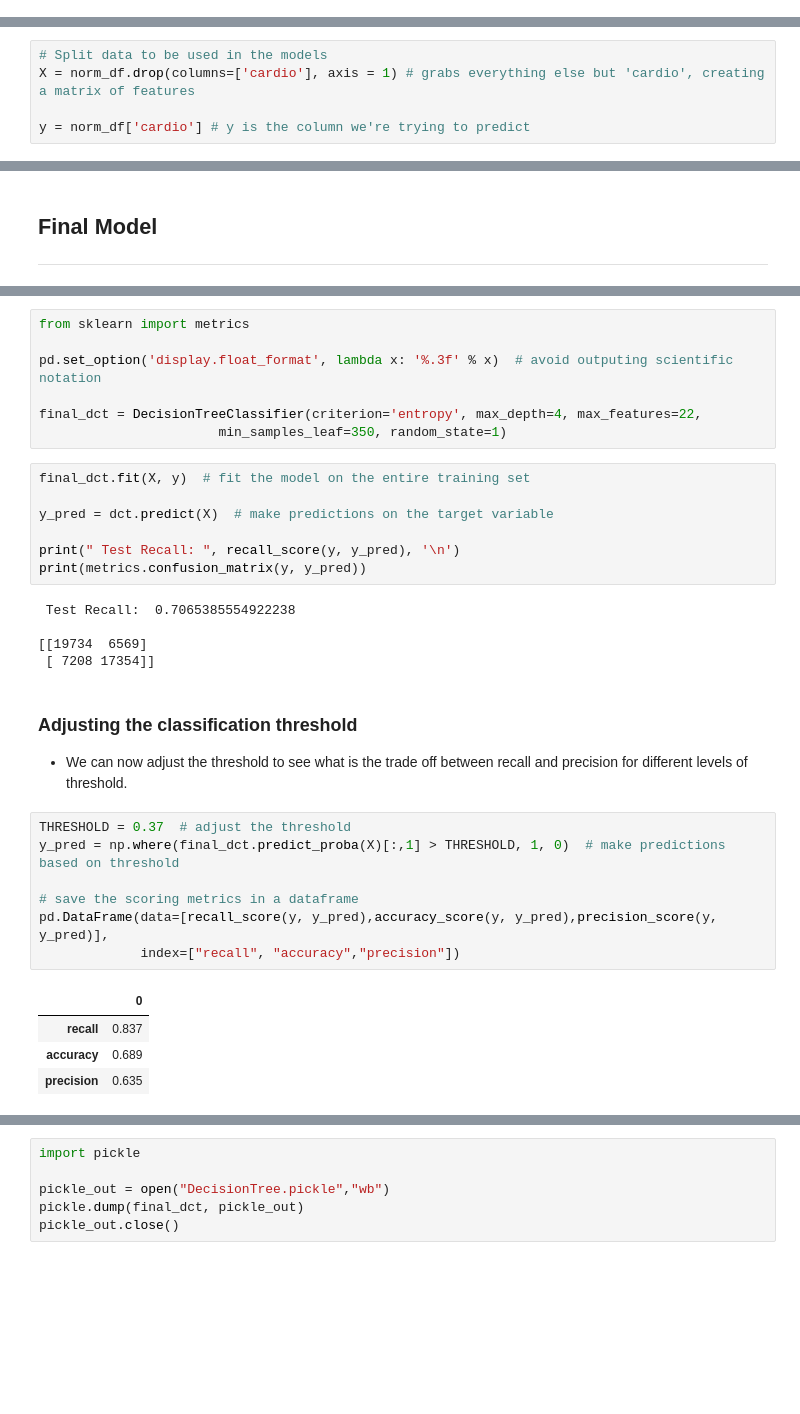
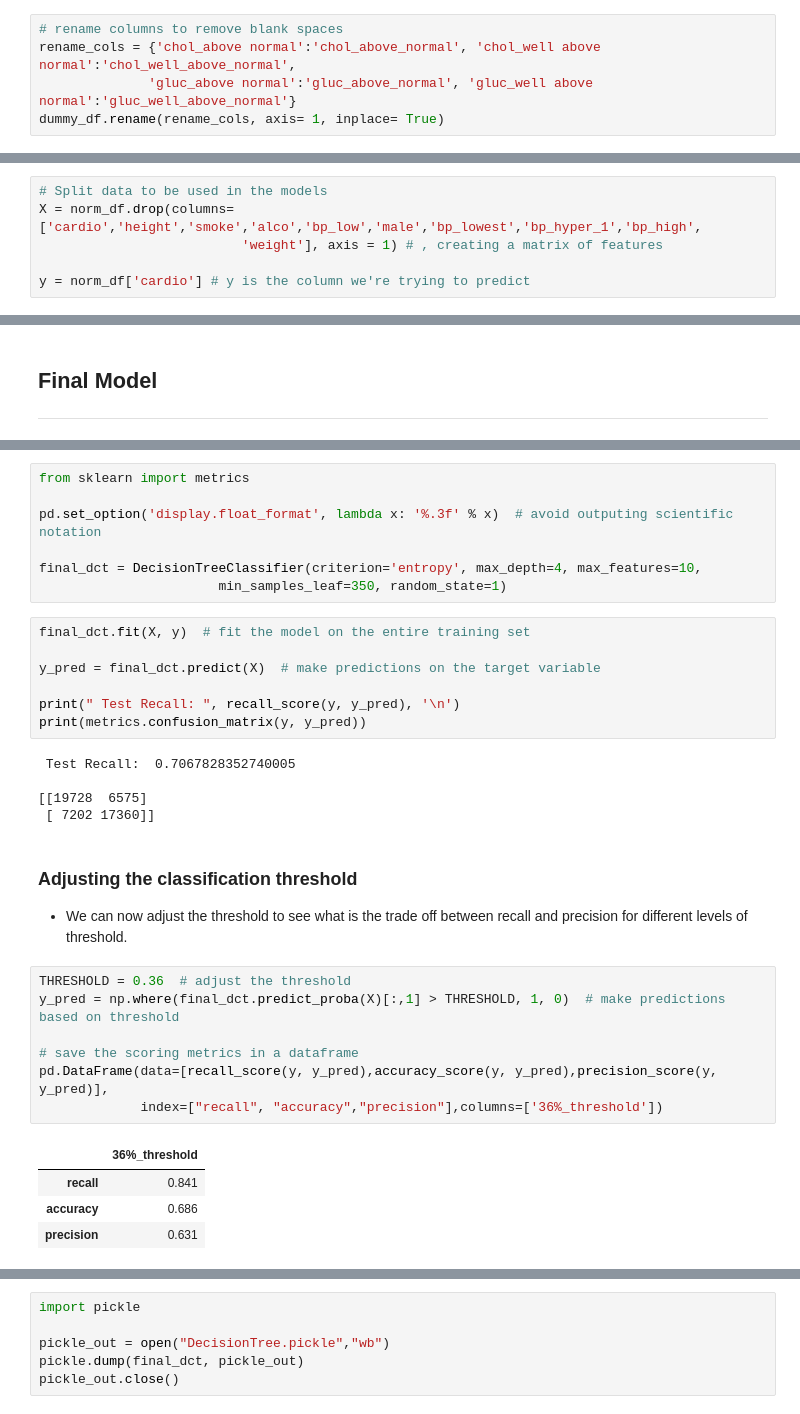
Before and after one commit to ykfarhan/cardiac-disease-detection, a Jupyter notebook: modelling_process_cardio.ipynb, the cells around one changed output, grey strips where cells are left out. Drawn from its saved outputs; the diff is of its cells as text; blank space fills up the shorter version.

```diff
--- a/modelling_process_cardio.ipynb
+++ b/modelling_process_cardio.ipynb
@@ -166,4 +166,9 @@ bp_normal                0.432
 Name: cardio, dtype: float64
+# %%
+# rename columns to remove blank spaces
+rename_cols = {'chol_above normal':'chol_above_normal', 'chol_well above normal':'chol_well_above_normal',
+              'gluc_above normal':'gluc_above_normal', 'gluc_well above normal':'gluc_well_above_normal'}
+dummy_df.rename(rename_cols, axis= 1, inplace= True)
 # %%
 #dummy_df.drop(columns=drop_cols, inplace=True)
 # %%
@@ -202,6 +219,7 @@ norm_df.head()
 # %%
 # Split data to be used in the models
-X = norm_df.drop(columns=['cardio'], axis = 1) # grabs everything else but 'cardio', creating a matrix of features
+X = norm_df.drop(columns=['cardio','height','smoke','alco','bp_low','male','bp_lowest','bp_hyper_1','bp_high',
+                          'weight'], axis = 1) # , creating a matrix of features
 
 y = norm_df['cardio'] # y is the column we're trying to predict
 # %%
@@ -500,35 +565,35 @@ from sklearn import metrics
 
 pd.set_option('display.float_format', lambda x: '%.3f' % x)  # avoid outputing scientific notation
 
-final_dct = DecisionTreeClassifier(criterion='entropy', max_depth=4, max_features=22,
+final_dct = DecisionTreeClassifier(criterion='entropy', max_depth=4, max_features=10,
                        min_samples_leaf=350, random_state=1)
 # %%
 final_dct.fit(X, y)  # fit the model on the entire training set
 
-y_pred = dct.predict(X)  # make predictions on the target variable
+y_pred = final_dct.predict(X)  # make predictions on the target variable
 
 print(" Test Recall: ", recall_score(y, y_pred), '\n')
 print(metrics.confusion_matrix(y, y_pred))
 # %% [output]
- Test Recall:  0.7065385554922238
+ Test Recall:  0.7067828352740005
 
-[[19734  6569]
- [ 7208 17354]]
+[[19728  6575]
+ [ 7202 17360]]
 # %% [markdown]
 ### Adjusting the classification threshold
 * We can now adjust the threshold to see what is the trade off between recall and precision for different levels of threshold.
 # %%
-THRESHOLD = 0.37  # adjust the threshold
+THRESHOLD = 0.36  # adjust the threshold
 y_pred = np.where(final_dct.predict_proba(X)[:,1] > THRESHOLD, 1, 0)  # make predictions based on threshold
 
 # save the scoring metrics in a dataframe
 pd.DataFrame(data=[recall_score(y, y_pred),accuracy_score(y, y_pred),precision_score(y, y_pred)],
-             index=["recall", "accuracy","precision"])
+             index=["recall", "accuracy","precision"],columns=['36%_threshold'])
 # %% [output]
-|  | 0 |
-| recall | 0.837 |
-| accuracy | 0.689 |
-| precision | 0.635 |
+|  | 36%_threshold |
+| recall | 0.841 |
+| accuracy | 0.686 |
+| precision | 0.631 |
 # %%
 print(metrics.confusion_matrix(y, y_pred))
 # %% [output]
```
Also changed, not shown: parts of 40 cells of this notebook, 2 other files.
